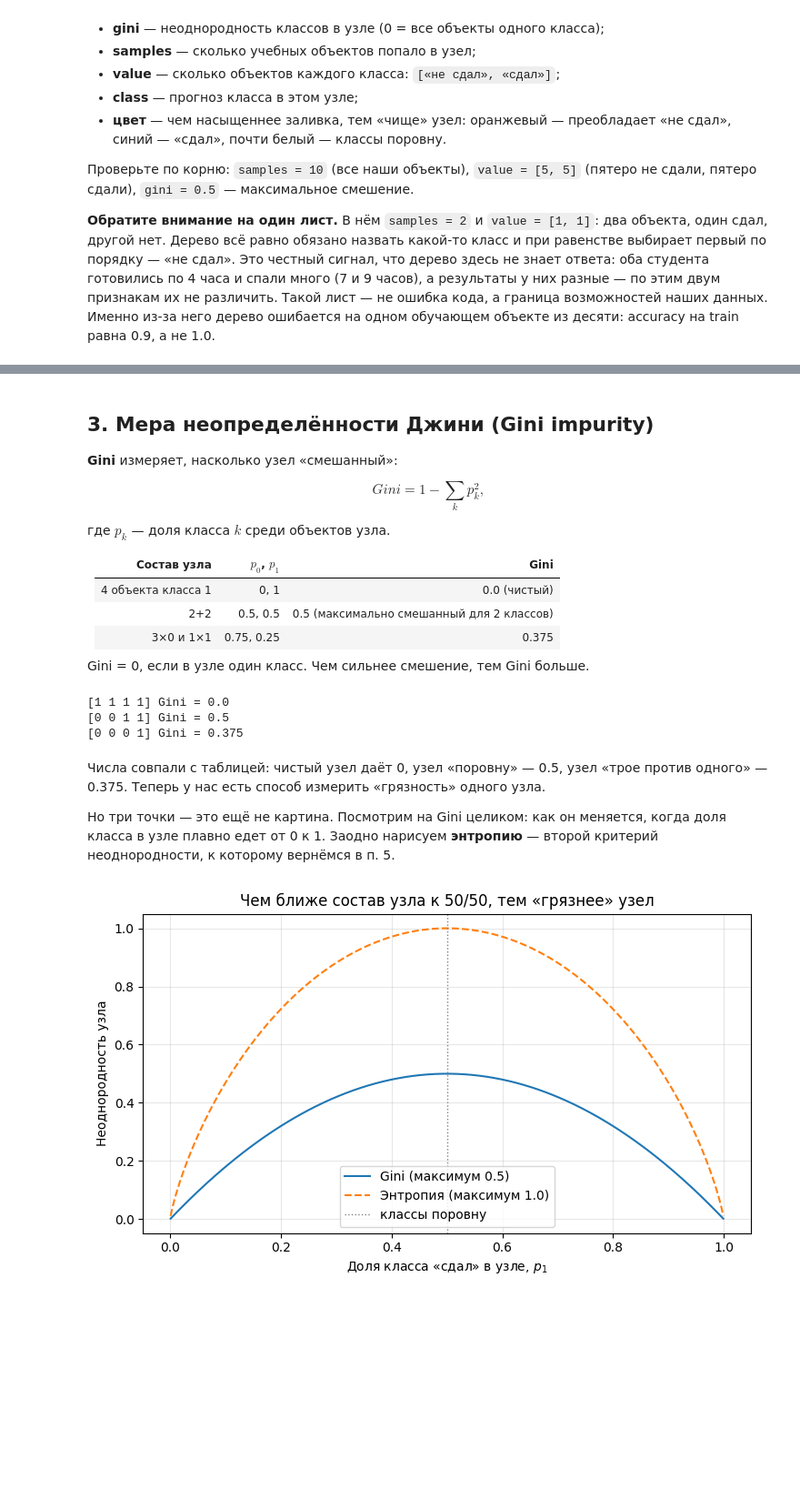
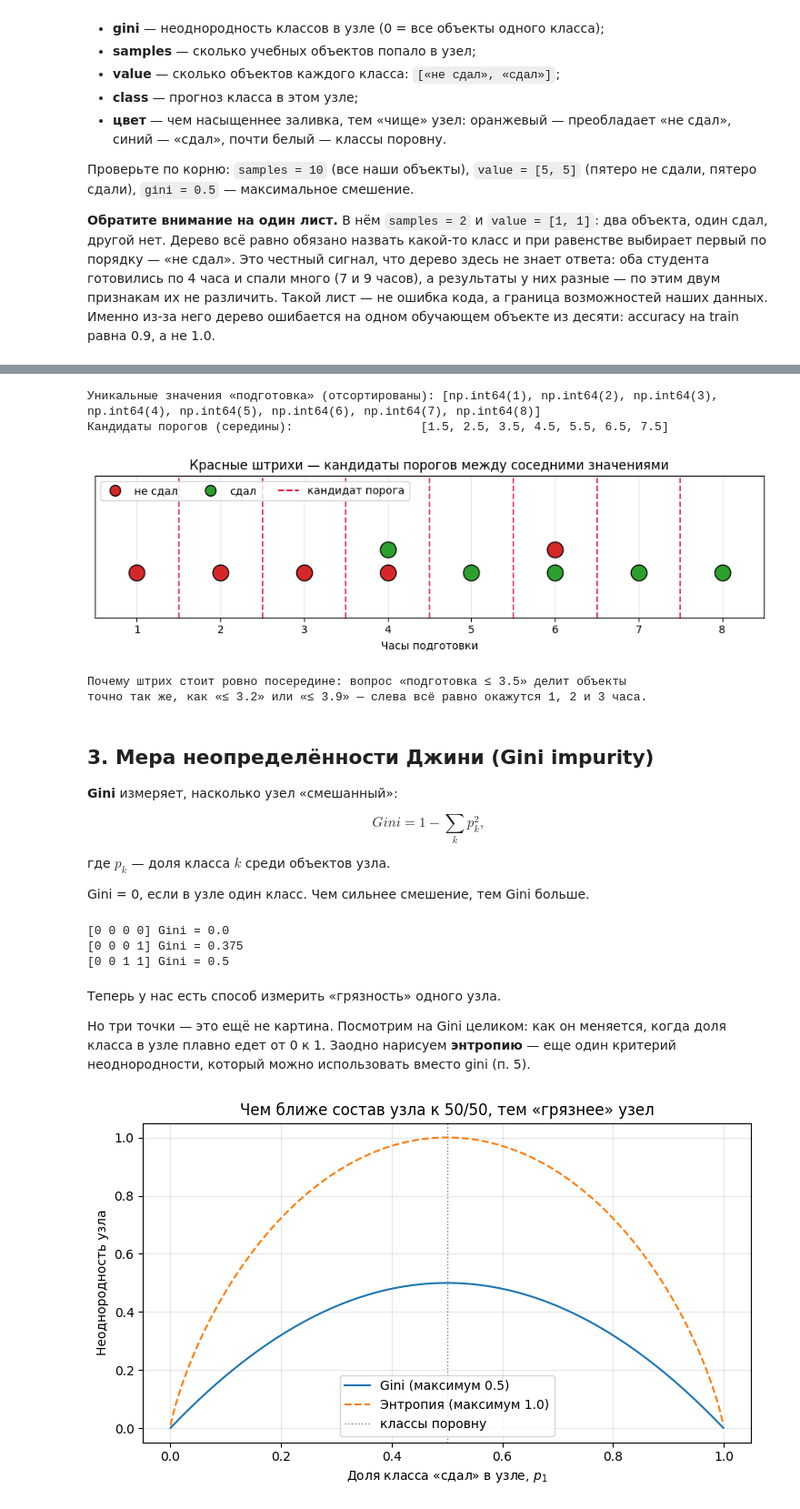
Before and after one commit to gurovic/ml-speckurs, a Jupyter notebook: Урок_31_Решающее_дерево_Теория/Урок_31_Решающее_дерево.ipynb, the cells around one changed output, grey strips where cells are left out. Shown at 91% size. Drawn from its saved outputs; the diff is of its cells as text; code cells hidden in the pictures; blank space fills up the shorter version.

```diff
--- a/Урок_31_Решающее_дерево_Теория/Урок_31_Решающее_дерево.ipynb
+++ b/Урок_31_Решающее_дерево_Теория/Урок_31_Решающее_дерево.ipynb
@@ -121,3 +136,53 @@ plt.show()
+# %%
+# Шаги 2–3 из п. 2: уникальные значения → середины = кандидаты порогов.
+values = np.sort(X['подготовка'].unique())
+thresholds = (values[:-1] + values[1:]) / 2
+
+print('Уникальные значения «подготовка» (отсортированы):', list(values))
+print('Кандидаты порогов (середины):                 ', [round(float(t), 1) for t in thresholds])
+
+fig, ax = plt.subplots(figsize=(9, 2.8))
+# Каждое значение — точка на оси; цвет = класс объекта с этим значением подготовки.
+# Если у одного значения несколько объектов — ставим их столбиком.
+from collections import defaultdict
+buckets = defaultdict(list)
+for prep, label in zip(X['подготовка'], y):
+    buckets[prep].append(int(label))
+
+color = {0: 'tab:red', 1: 'tab:green'}
+for prep, labels in buckets.items():
+    for k, lab in enumerate(labels):
+        ax.scatter(prep, 0.15 + 0.18 * k, s=220, marker='o',
+                   color=color[lab], edgecolor='black', zorder=3)
+
+for t in thresholds:
+    ax.axvline(t, color='crimson', linestyle='--', linewidth=1.4, alpha=0.85)
+
+ax.set_yticks([])
+ax.set_xlabel('Часы подготовки')
+ax.set_xlim(0.5, 8.5)
+ax.set_ylim(-0.2, 0.9)
+ax.set_title('Красные штрихи — кандидаты порогов между соседними значениями')
+ax.grid(axis='x', alpha=0.3)
+handles = [
+    plt.Line2D([], [], marker='o', linestyle='', markersize=10,
+               color=color[0], markeredgecolor='black', label='не сдал'),
+    plt.Line2D([], [], marker='o', linestyle='', markersize=10,
+               color=color[1], markeredgecolor='black', label='сдал'),
+    plt.Line2D([], [], color='crimson', linestyle='--', label='кандидат порога'),
+]
+ax.legend(handles=handles, loc='upper left', ncol=3)
+plt.tight_layout()
+plt.show()
+
+print('Почему штрих стоит ровно посередине: вопрос «подготовка ≤ 3.5» делит объекты')
+print('точно так же, как «≤ 3.2» или «≤ 3.9» — слева всё равно окажутся 1, 2 и 3 часа.')
+# %% [output]
+Уникальные значения «подготовка» (отсортированы): [np.int64(1), np.int64(2), np.int64(3), np.int64(4), np.int64(5), np.int64(6), np.int64(7), np.int64(8)]
+Кандидаты порогов (середины):                  [1.5, 2.5, 3.5, 4.5, 5.5, 6.5, 7.5]
+[figure, added]
+Почему штрих стоит ровно посередине: вопрос «подготовка ≤ 3.5» делит объекты
+точно так же, как «≤ 3.2» или «≤ 3.9» — слева всё равно окажутся 1, 2 и 3 часа.
 # %% [markdown]
 ## 3. Мера неопределённости Джини (Gini impurity)
 
@@ -127,12 +192,6 @@ $$Gini = 1 - \sum_k p_k^2,$$
 
 где $p_k$ — доля класса $k$ среди объектов узла.
 
-| Состав узла | $p_0$, $p_1$ | Gini |
-|-------------|--------------|------|
-| 4 объекта класса 1 | 0, 1 | 0.0 (чистый) |
-| 2+2 | 0.5, 0.5 | 0.5 (максимально смешанный для 2 классов) |
-| 3×0 и 1×1 | 0.75, 0.25 | 0.375 |
-
 Gini = 0, если в узле один класс. Чем сильнее смешение, тем Gini больше.
 # %%
 def gini(labels):
@@ -140,16 +199,16 @@ def gini(labels):
     p = counts / counts.sum()
     return 1 - np.sum(p ** 2)
 
-for labels in [np.array([1, 1, 1, 1]), np.array([0, 0, 1, 1]), np.array([0, 0, 0, 1])]:
+for labels in [np.array([0, 0, 0, 0]), np.array([0, 0, 0, 1]), np.array([0, 0, 1, 1])]:
     print(labels, 'Gini =', round(gini(labels), 3))
 # %% [output]
-[1 1 1 1] Gini = 0.0
+[0 0 0 0] Gini = 0.0
+[0 0 0 1] Gini = 0.375
 [0 0 1 1] Gini = 0.5
-[0 0 0 1] Gini = 0.375
 # %% [markdown]
-Числа совпали с таблицей: чистый узел даёт 0, узел «поровну» — 0.5, узел «трое против одного» — 0.375. Теперь у нас есть способ измерить «грязность» одного узла.
+Теперь у нас есть способ измерить «грязность» одного узла.
 
-Но три точки — это ещё не картина. Посмотрим на Gini целиком: как он меняется, когда доля класса в узле плавно едет от 0 к 1. Заодно нарисуем **энтропию** — второй критерий неоднородности, к которому вернёмся в п. 5.
+Но три точки — это ещё не картина. Посмотрим на Gini целиком: как он меняется, когда доля класса в узле плавно едет от 0 к 1. Заодно нарисуем **энтропию** — еще один критерий неоднородности, который можно использовать вместо gini (п. 5).
 # %%
 p = np.linspace(0.001, 0.999, 300)
 gini_curve = 1 - (p ** 2 + (1 - p) ** 2)
```
Also changed, not shown: parts of 11 cells of this notebook, 2 other files.
